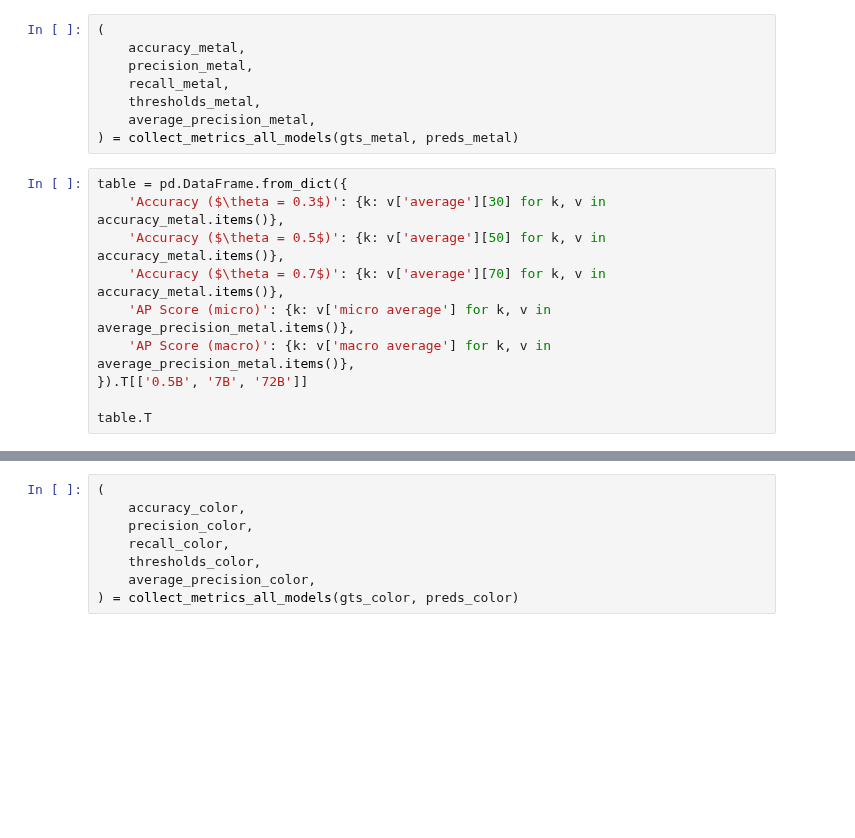
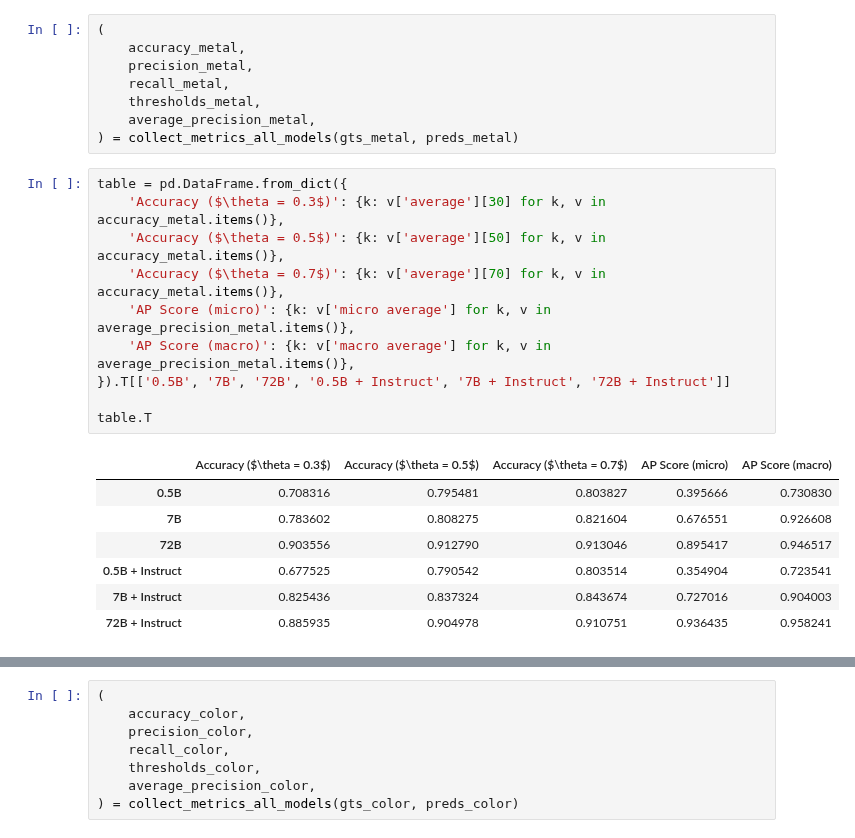
Before and after one commit to CLAIR-LAB-TECHNION/s3e, a Jupyter notebook: full_res_PRB.ipynb, the cells around one changed output, grey strips where cells are left out. Cells and saved outputs as stored; diff of their text form; blank space fills up the shorter version.

```diff
--- a/full_res_PRB.ipynb
+++ b/full_res_PRB.ipynb
@@ -324,13 +340,21 @@ all_renders_metal, gts_metal, preds_metal = filter_data(all_renders, gts, preds,
 # %%
 table = pd.DataFrame.from_dict({
     'Accuracy ($\theta = 0.3$)': {k: v['average'][30] for k, v in accuracy_metal.items()},
     'Accuracy ($\theta = 0.5$)': {k: v['average'][50] for k, v in accuracy_metal.items()},
     'Accuracy ($\theta = 0.7$)': {k: v['average'][70] for k, v in accuracy_metal.items()},
     'AP Score (micro)': {k: v['micro average'] for k, v in average_precision_metal.items()},
     'AP Score (macro)': {k: v['macro average'] for k, v in average_precision_metal.items()},
-}).T[['0.5B', '7B', '72B']]
+}).T[['0.5B', '7B', '72B', '0.5B + Instruct', '7B + Instruct', '72B + Instruct']]
 
 table.T
+# %% [output]
+|  | Accuracy ($\theta = 0.3$) | Accuracy ($\theta = 0.5$) | Accuracy ($\theta = 0.7$) | AP Score (micro) | AP Score (macro) |
+| 0.5B | 0.708316 | 0.795481 | 0.803827 | 0.395666 | 0.730830 |
+| 7B | 0.783602 | 0.808275 | 0.821604 | 0.676551 | 0.926608 |
+| 72B | 0.903556 | 0.912790 | 0.913046 | 0.895417 | 0.946517 |
+| 0.5B + Instruct | 0.677525 | 0.790542 | 0.803514 | 0.354904 | 0.723541 |
+| 7B + Instruct | 0.825436 | 0.837324 | 0.843674 | 0.727016 | 0.904003 |
+| 72B + Instruct | 0.885935 | 0.904978 | 0.910751 | 0.936435 | 0.958241 |
 # %%
 all_renders_color, gts_color, preds_color = filter_data(all_renders, gts, preds,
                                                         'examples/prb/data_dir',
```
Also changed, not shown: parts of 22 cells of this notebook, 20 other files.
